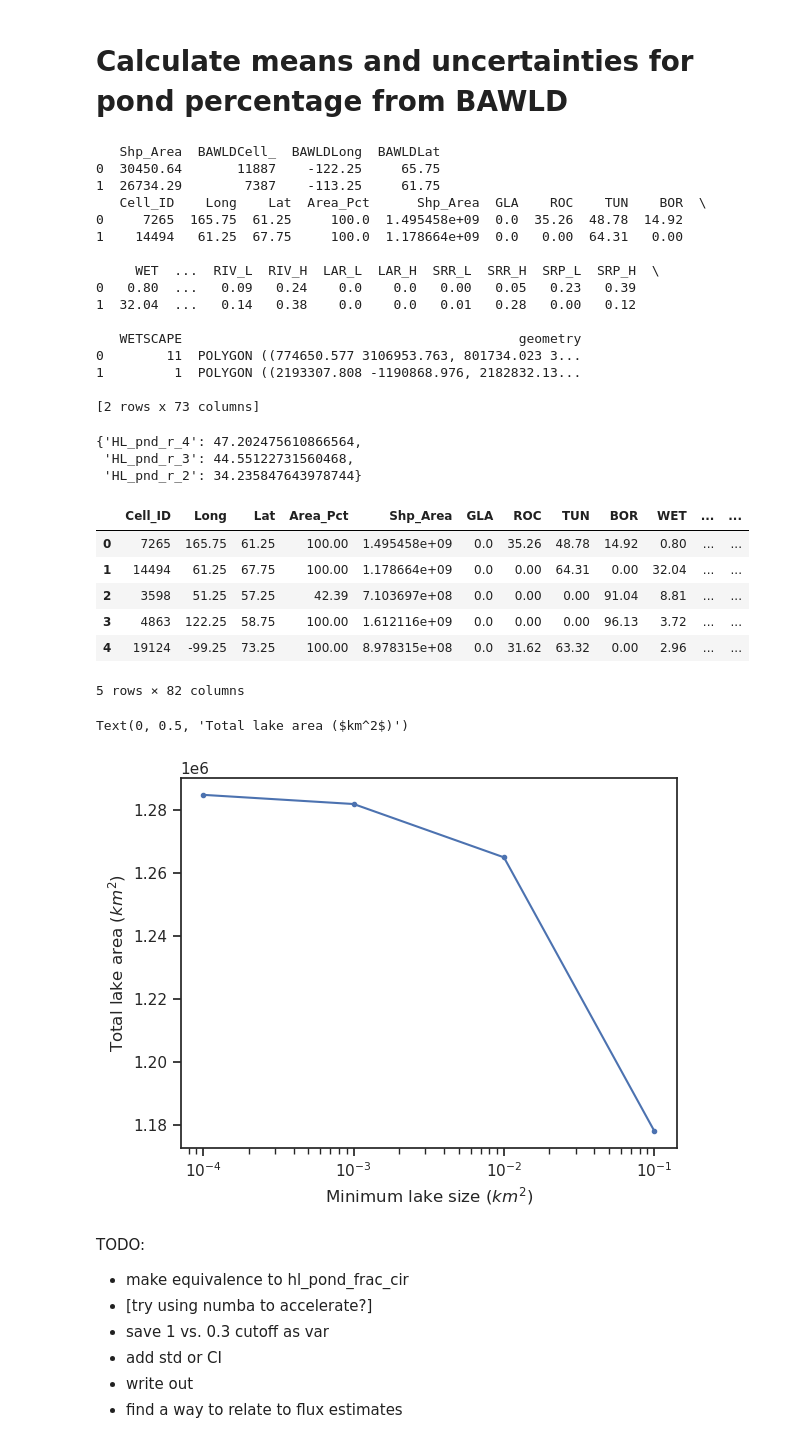
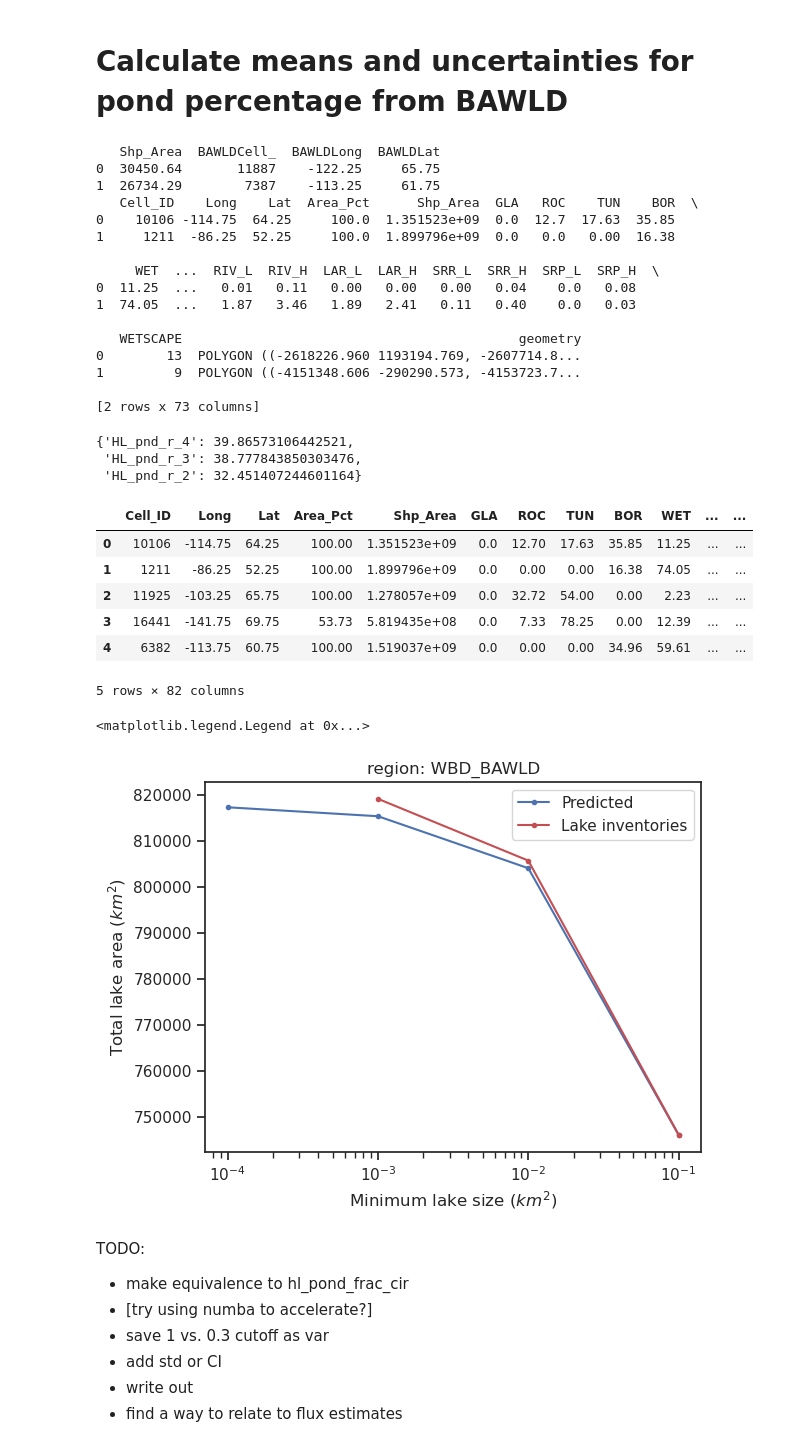
Before and after one commit to ekcomputer/lake-area, a Jupyter notebook: LSD_scale_comparison.ipynb, the cells around one changed output. Cells and saved outputs as stored; diff of their text form; code cells hidden in the pictures.

Commit message:
Turned some code into functions, pasted in lake inventory values for comparison to predicted, updated inputs for scale comparison to only use WBD-NAHL domain.

```diff
--- a/LSD_scale_comparison.ipynb
+++ b/LSD_scale_comparison.ipynb
@@ -33,17 +33,18 @@ sns.set_theme('notebook', font='Ariel')
 sns.set_style('ticks')
 # %%
 ## I/O
-gdf_bawld_pth = '/mnt/g/Other/Kuhn-olefeldt-BAWLD/BAWLD/BAWLD_V1___Shapefile.zip'
 
 ## BAWLD domain
-dataset = 'HL'
-roi_region = 'BAWLD'
-gdf_HL_jn_pth = '/mnt/g/Ch4/GSW_zonal_stats/HL/v3/HL_zStats_Oc_binned_jnBAWLD.shp' # HL clipped to BAWLD
+# dataset = 'HL'
+# roi_region = 'BAWLD'
+# gdf_bawld_pth = '/mnt/g/Other/Kuhn-olefeldt-BAWLD/BAWLD/BAWLD_V1___Shapefile.zip'
+# gdf_HL_jn_pth = '/mnt/g/Ch4/GSW_zonal_stats/HL/v3/HL_zStats_Oc_binned_jnBAWLD.shp' # HL clipped to BAWLD
 
 ## BAWLD-NAHL domain
-# dataset = 'HL'
-# roi_region = 'WBD_BAWLD'
-# gdf_HL_jn_pth = '/mnt/g/Ch4/GSW_zonal_stats/HL/v3/HL_zStats_Oc_binned_jnBAWLD_roiNAHL.shp' # HL clipped to BAWLD and WBD
+dataset = 'HL'
+roi_region = 'WBD_BAWLD'
+gdf_bawld_pth = '/mnt/g/Other/Kuhn-olefeldt-BAWLD/BAWLD/edk_out/BAWLD_V1_clipped_to_WBD.shp'
+gdf_HL_jn_pth = '/mnt/g/Ch4/GSW_zonal_stats/HL/v3/HL_zStats_Oc_binned_jnBAWLD_roiNAHL.shp' # HL clipped to BAWLD and WBD
 
 ## dynamic vars
 analysis_dir = '/mnt/g/Ch4/Area_extrapolations'
@@ -93,7 +94,7 @@ plt.xlim([0, 25])
 # %%
 ## Inputs
 lsd_cir_pth = '/mnt/g/Planet-SR-2/Classification/cir/dcs_fused_hydroLakes_buf_10_sum.shp'
-gdf_cir_lsd = gpd.read_file(lsd_cir_pth)
+gdf_cir_lsd = pyogrio.read_dataframe(lsd_cir_pth, read_geometry=True, use_arrow=True)
 gdf_cir_lsd.head()
 # %% [output]
 |  | Join_Count | TARGET_FID | Area | RiverDomin | Category4 | Region4 | OID_ | JOIN_FID | geometry |
@@ -357,33 +358,33 @@ ax.legend(loc= 'center left', bbox_to_anchor=(1.04, 0.5)) # legend on right (see
 # %% [markdown]
 # Calculate means and uncertainties for pond percentage from BAWLD
 # %%
-gdf = gpd.read_file(gdf_bawld_pth)
-df = pyogrio.read_dataframe(gdf_HL_jn_pth, columns=['BAWLDCell_', 'Shp_Area', 'BAWLDLong', 'BAWLDLat'], read_geometry=False, use_arrow=True)
+gdf = pyogrio.read_dataframe(gdf_bawld_pth, read_geometry=True, use_arrow=True) # grid cells
+df = pyogrio.read_dataframe(gdf_HL_jn_pth, columns=['BAWLDCell_', 'Shp_Area', 'BAWLDLong', 'BAWLDLat'], read_geometry=False, use_arrow=True) # lakes (load as df to save mem)
 print(df.head(2))
 print(gdf.head(2))
 # %% [output]
    Shp_Area  BAWLDCell_  BAWLDLong  BAWLDLat
 0  30450.64       11887    -122.25     65.75
 1  26734.29        7387    -113.25     61.75
-   Cell_ID    Long    Lat  Area_Pct      Shp_Area  GLA    ROC    TUN    BOR  \
-0     7265  165.75  61.25     100.0  1.495458e+09  0.0  35.26  48.78  14.92
-1    14494   61.25  67.75     100.0  1.178664e+09  0.0   0.00  64.31   0.00
+   Cell_ID    Long    Lat  Area_Pct      Shp_Area  GLA   ROC    TUN    BOR  \
+0    10106 -114.75  64.25     100.0  1.351523e+09  0.0  12.7  17.63  35.85
+1     1211  -86.25  52.25     100.0  1.899796e+09  0.0   0.0   0.00  16.38
 
      WET  ...  RIV_L  RIV_H  LAR_L  LAR_H  SRR_L  SRR_H  SRP_L  SRP_H  \
-0   0.80  ...   0.09   0.24    0.0    0.0   0.00   0.05   0.23   0.39
-1  32.04  ...   0.14   0.38    0.0    0.0   0.01   0.28   0.00   0.12
+0  11.25  ...   0.01   0.11   0.00   0.00   0.00   0.04    0.0   0.08
+1  74.05  ...   1.87   3.46   1.89   2.41   0.11   0.40    0.0   0.03
 
    WETSCAPE                                           geometry
-0        11  POLYGON ((774650.577 3106953.763, 801734.023 3...
-1         1  POLYGON ((2193307.808 -1190868.976, 2182832.13...
+0        13  POLYGON ((-2618226.960 1193194.769, -2607714.8...
+1         9  POLYGON ((-4151348.606 -290290.573, -4153723.7...
 
 [2 rows x 73 columns]
 # %%
 ratio_dict
 # %% [output]
-{'HL_pnd_r_4': 47.202475610866564,
- 'HL_pnd_r_3': 44.55122731560468,
- 'HL_pnd_r_2': 34.235847643978744}
+{'HL_pnd_r_4': 39.86573106442521,
+ 'HL_pnd_r_3': 38.777843850303476,
+ 'HL_pnd_r_2': 32.451407244601164}
 # %%
 # Loop
 for i in tqdm(range(len(gdf))): # 10 # len(gdf)
@@ -405,11 +406,11 @@ for i in tqdm(range(len(gdf))): # 10 # len(gdf)
 gdf.head()
 # %% [output]
 |  | Cell_ID | Long | Lat | Area_Pct | Shp_Area | GLA | ROC | TUN | BOR | WET | ... | ... |
-| 0 | 7265 | 165.75 | 61.25 | 100.00 | 1.495458e+09 | 0.0 | 35.26 | 48.78 | 14.92 | 0.80 | ... | ... |
-| 1 | 14494 | 61.25 | 67.75 | 100.00 | 1.178664e+09 | 0.0 | 0.00 | 64.31 | 0.00 | 32.04 | ... | ... |
-| 2 | 3598 | 51.25 | 57.25 | 42.39 | 7.103697e+08 | 0.0 | 0.00 | 0.00 | 91.04 | 8.81 | ... | ... |
-| 3 | 4863 | 122.25 | 58.75 | 100.00 | 1.612116e+09 | 0.0 | 0.00 | 0.00 | 96.13 | 3.72 | ... | ... |
-| 4 | 19124 | -99.25 | 73.25 | 100.00 | 8.978315e+08 | 0.0 | 31.62 | 63.32 | 0.00 | 2.96 | ... | ... |
+| 0 | 10106 | -114.75 | 64.25 | 100.00 | 1.351523e+09 | 0.0 | 12.70 | 17.63 | 35.85 | 11.25 | ... | ... |
+| 1 | 1211 | -86.25 | 52.25 | 100.00 | 1.899796e+09 | 0.0 | 0.00 | 0.00 | 16.38 | 74.05 | ... | ... |
+| 2 | 11925 | -103.25 | 65.75 | 100.00 | 1.278057e+09 | 0.0 | 32.72 | 54.00 | 0.00 | 2.23 | ... | ... |
+| 3 | 16441 | -141.75 | 69.75 | 53.73 | 5.819435e+08 | 0.0 | 7.33 | 78.25 | 0.00 | 12.39 | ... | ... |
+| 4 | 6382 | -113.75 | 60.75 | 100.00 | 1.519037e+09 | 0.0 | 0.00 | 0.00 | 34.96 | 59.61 | ... | ... |
 5 rows × 82 columns
 # %%
 ## Write out
@@ -420,14 +421,17 @@ gdf.to_csv(area_extrap_pth)
 # %%
 ## Plot total area as function of extrapolated min. size
 
 sums = gdf.sum()
-plt.plot([0.1, 0.01, 0.001, 0.0001], [sums.HL_area, sums.Hpnd_extrap2, sums.Hpnd_extrap3, sums.Hpnd_extrap4], '.-')
+plt.plot([0.1, 0.01, 0.001, 0.0001], [sums.HL_area, sums.Hpnd_extrap2, sums.Hpnd_extrap3, sums.Hpnd_extrap4], '.-b', label='Predicted')
+plt.plot([0.1, 0.01, 0.001], [746137.7599999998, 805675.0937146356, 819091.9657548245], '.-r', label='Lake inventories') # Paste summed values from lake databases here
 plt.xscale('log')
 plt.xlabel('Minimum lake size ($km^2$)')
 plt.ylabel('Total lake area ($km^2$)')
+plt.title(f'region: {roi_region}')
+plt.legend()
 # %% [output]
-Text(0, 0.5, 'Total lake area ($km^2$)')
+<matplotlib.legend.Legend at 0x...>
-[figure, old version]
+[figure, new version]
 # %% [markdown]
 TODO:
 * make equivalence to hl_pond_frac_cir
```
Also changed, not shown: parts of 1 cell of this notebook, 1 other file.
